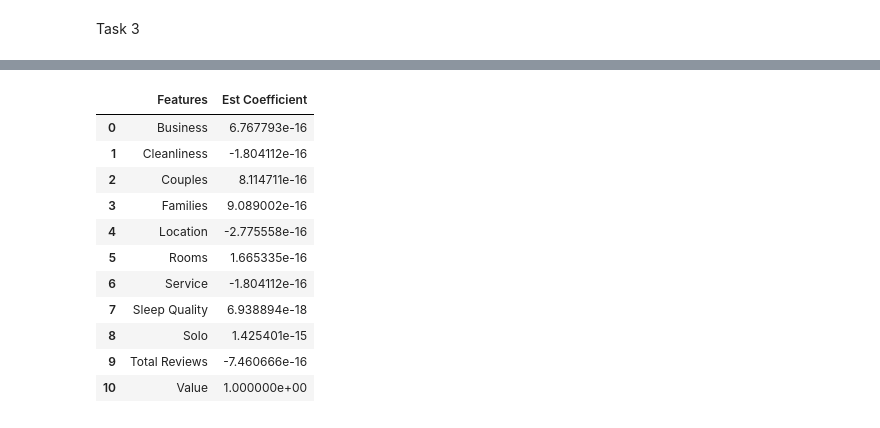
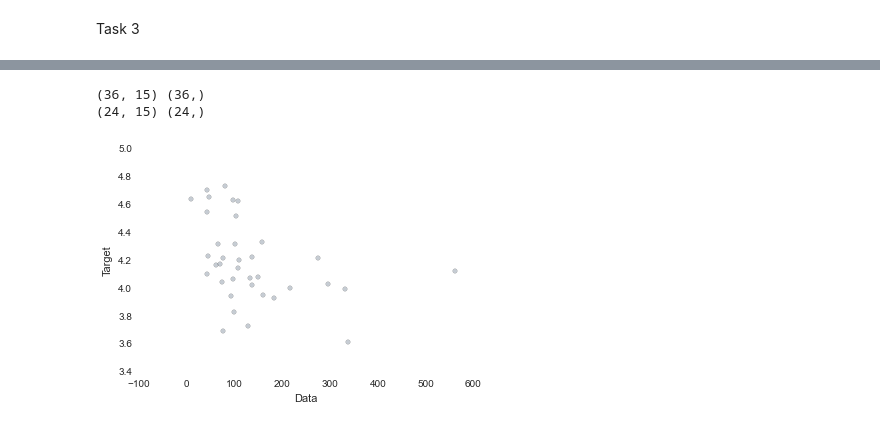
Before and after one commit to ggodinez/spring-2015-homeworks, a Jupyter notebook: submissions/Homework-5/5.Hotels.ipynb, the cells around one changed output, grey strips where cells are left out. Saved outputs shown, nothing was run; the diff lists cells and outputs as text; code cells hidden in the pictures.

```diff
--- a/submissions/Homework-5/5.Hotels.ipynb
+++ b/submissions/Homework-5/5.Hotels.ipynb
@@ -1078,0 +1081,3 @@ hotels_df
+# %%
+#Calculates average rating per hotel
+hotels_df['AVG_Rating'] = hotels_df.apply(lambda x: (x.Excellent*5 + x['Very good']*4 + x.Average*3 + x.Poor*2 + x.Terrible*1)/(x.Excellent + x['Very good'] + x.Average + x.Poor + x.Terrible), axis=1)
@@ -1080,18 +1105,20 @@ hotels_df
 #Drops the 'AVG_Rating' column
 X = hotels_df.drop('AVG_Rating', axis=1)
 
-#Predicts the coefficient for each feature
-pd.DataFrame(zip(X.columns,lm.coef_),columns=['Features','Est Coefficient'])
+#Average rating
+y = hotels_df.AVG_Rating
-# %% [output]
-|  | Features | Est Coefficient |
-| 0 | Business | 6.767793e-16 |
-| 1 | Cleanliness | -1.804112e-16 |
-| 2 | Couples | 8.114711e-16 |
-| 3 | Families | 9.089002e-16 |
-| 4 | Location | -2.775558e-16 |
-| 5 | Rooms | 1.665335e-16 |
-| 6 | Service | -1.804112e-16 |
-| 7 | Sleep Quality | 6.938894e-18 |
-| 8 | Solo | 1.425401e-15 |
-| 9 | Total Reviews | -7.460666e-16 |
-| 10 | Value | 1.000000e+00 |
+# %%
+X_train, X_test, y_train, y_test = cross_validation.train_test_split(X, y, test_size=0.4, random_state=0)
+print(X_train.shape), y_train.shape
+print(X_test.shape), y_test.shape
+# %% [output]
+(36, 15) (36,)
+(24, 15) (24,)
+# %%
+subX_train = X_train[:,0]
+subX_test = X_test[:,0]
+plt.scatter(subX_train, y_train, c="slategray", alpha=0.4, linewidths=0.3)
+plt.xlabel('Data')
+plt.ylabel('Target');
+# %% [output]
+[figure, added]
```
Also changed, not shown: parts of 10 cells of this notebook.
